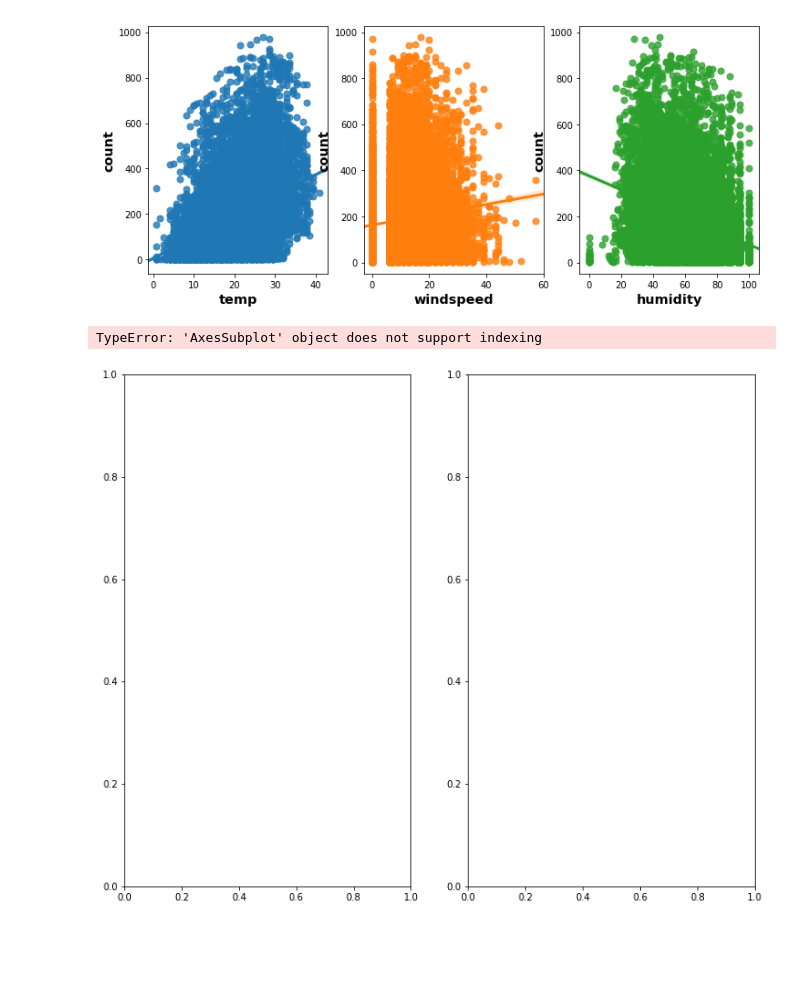
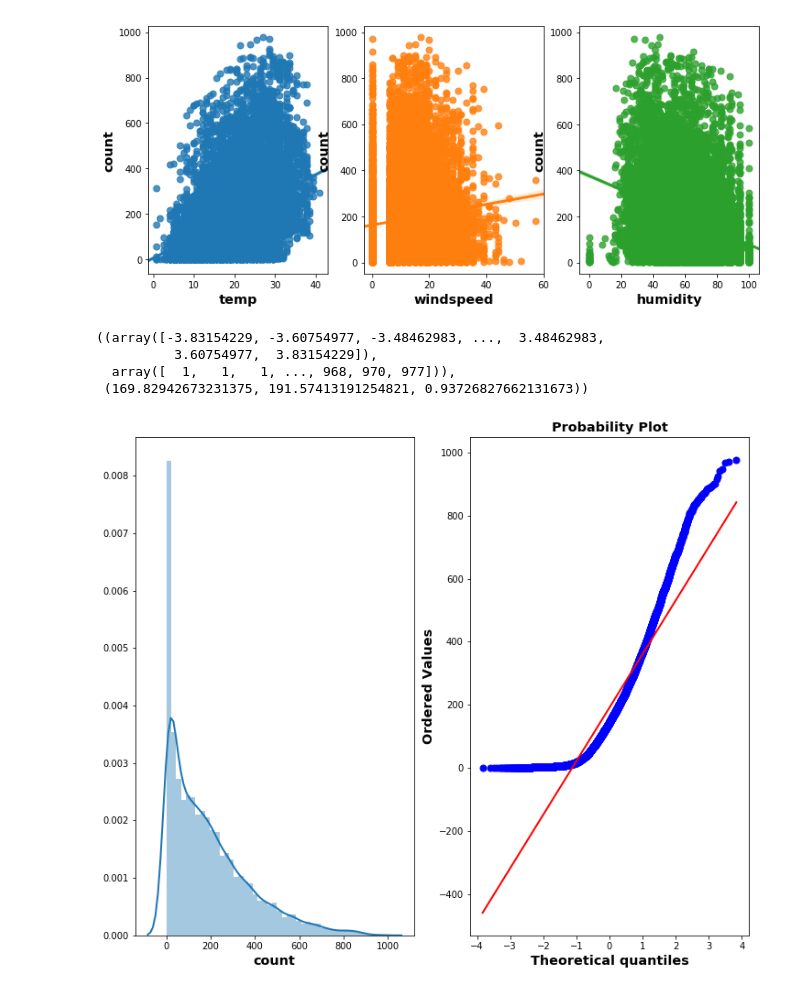
Before and after one commit to heemokyim/dsschool-study-notebook, a Jupyter notebook: 3rd-week-bike-sharing-demand/bike-sharing-demand-visualize.ipynb, the cells around one changed output. Cells and saved outputs as stored; diff of their text form; code cells hidden in the pictures; blank space fills up the shorter version.

```diff
--- a/3rd-week-bike-sharing-demand/bike-sharing-demand-visualize.ipynb
+++ b/3rd-week-bike-sharing-demand/bike-sharing-demand-visualize.ipynb
@@ -318,10 +318,13 @@ sns.regplot(x="humidity", y="count", data=df, ax=ax3)
 [figure]
 # %%
 # 데이터 분포도를 파악
-figure, ax = plt.subplots(ncols=2)
+figure, ( ax1, ax2 ) = plt.subplots(ncols=2)
 figure.set_size_inches(12, 10)
 sns.distplot(df["count"], ax=ax1)
 stats.probplot(df["count"], dist="norm", fit=True, plot=ax2)
 # %% [output]
-TypeError: 'AxesSubplot' object does not support indexing
+((array([-3.83154229, -3.60754977, -3.48462983, ...,  3.48462983,
+          3.60754977,  3.83154229]),
+  array([  1,   1,   1, ..., 968, 970, 977])),
+ (169.82942673231375, 191.57413191254821, 0.93726827662131673))
-[figure, old version]
+[figure, new version]
```
Also changed, not shown: parts of 6 cells of this notebook.
